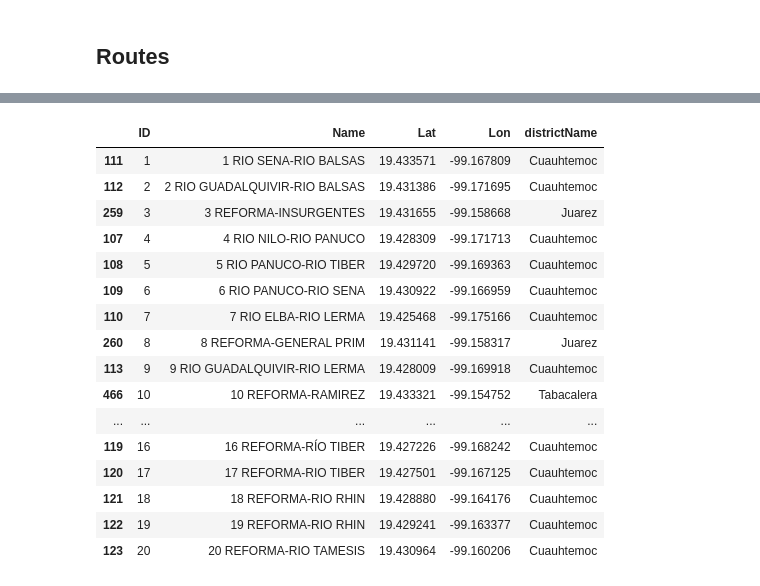
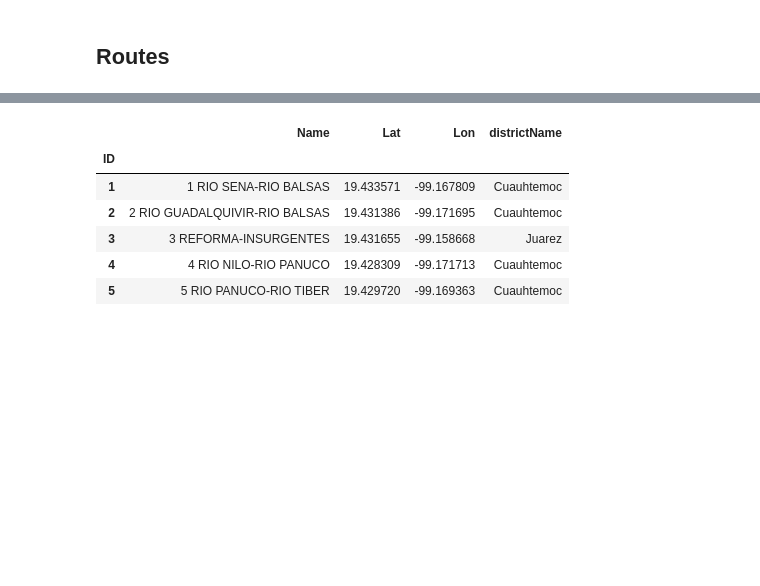
Before and after one commit to mgeffroy/P2-Ecobici_insights_and_recommendations, a Jupyter notebook: Resources/Data/5_Dataset_create_routes.ipynb, the cells around one changed output, grey strips where cells are left out. Cells and saved outputs as stored; diff of their text form; code cells hidden in the pictures; blank space fills up the shorter version.

```diff
--- a/Resources/Data/5_Dataset_create_routes.ipynb
+++ b/Resources/Data/5_Dataset_create_routes.ipynb
@@ -284,4 +61,6 @@ top_routes_df
 # %%
-stations = pd.read_csv("../Estaciones.csv", index_col=None, header=0)
+# Import the list of stations. This will be used as a merge below.
+
+stations = pd.read_csv("../Estaciones.csv", index_col='ID', header=0)
 stations.head()
 # %% [output]
@@ -311,21 +85,11 @@ stations_test
 # %%
-stations_sorted = stations_test.sort_values(by=['ID'])
-stations_sorted.head(20)
+stations_sorted = stations_test.sort_values(by='ID')
+stations_sorted.head(5)
 # %% [output]
-|  | ID | Name | Lat | Lon | districtName |
-| 111 | 1 | 1 RIO SENA-RIO BALSAS | 19.433571 | -99.167809 | Cuauhtemoc |
-| 112 | 2 | 2 RIO GUADALQUIVIR-RIO BALSAS | 19.431386 | -99.171695 | Cuauhtemoc |
-| 259 | 3 | 3 REFORMA-INSURGENTES | 19.431655 | -99.158668 | Juarez |
-| 107 | 4 | 4 RIO NILO-RIO PANUCO | 19.428309 | -99.171713 | Cuauhtemoc |
-| 108 | 5 | 5 RIO PANUCO-RIO TIBER | 19.429720 | -99.169363 | Cuauhtemoc |
-| 109 | 6 | 6 RIO PANUCO-RIO SENA | 19.430922 | -99.166959 | Cuauhtemoc |
-| 110 | 7 | 7 RIO ELBA-RIO LERMA | 19.425468 | -99.175166 | Cuauhtemoc |
-| 260 | 8 | 8 REFORMA-GENERAL PRIM | 19.431141 | -99.158317 | Juarez |
-| 113 | 9 | 9 RIO GUADALQUIVIR-RIO LERMA | 19.428009 | -99.169918 | Cuauhtemoc |
-| 466 | 10 | 10 REFORMA-RAMIREZ | 19.433321 | -99.154752 | Tabacalera |
-| ... | ... | ... | ... | ... | ... |
-| 119 | 16 | 16 REFORMA-RÍO TIBER | 19.427226 | -99.168242 | Cuauhtemoc |
-| 120 | 17 | 17 REFORMA-RIO TIBER | 19.427501 | -99.167125 | Cuauhtemoc |
-| 121 | 18 | 18 REFORMA-RIO RHIN | 19.428880 | -99.164176 | Cuauhtemoc |
-| 122 | 19 | 19 REFORMA-RIO RHIN | 19.429241 | -99.163377 | Cuauhtemoc |
-| 123 | 20 | 20 REFORMA-RIO TAMESIS | 19.430964 | -99.160206 | Cuauhtemoc |
+|  | Name | Lat | Lon | districtName |
+| ID |  |  |  |  |
+| 1 | 1 RIO SENA-RIO BALSAS | 19.433571 | -99.167809 | Cuauhtemoc |
+| 2 | 2 RIO GUADALQUIVIR-RIO BALSAS | 19.431386 | -99.171695 | Cuauhtemoc |
+| 3 | 3 REFORMA-INSURGENTES | 19.431655 | -99.158668 | Juarez |
+| 4 | 4 RIO NILO-RIO PANUCO | 19.428309 | -99.171713 | Cuauhtemoc |
+| 5 | 5 RIO PANUCO-RIO TIBER | 19.429720 | -99.169363 | Cuauhtemoc |
```
Also changed, not shown: parts of 23 cells of this notebook, 7 other files.
